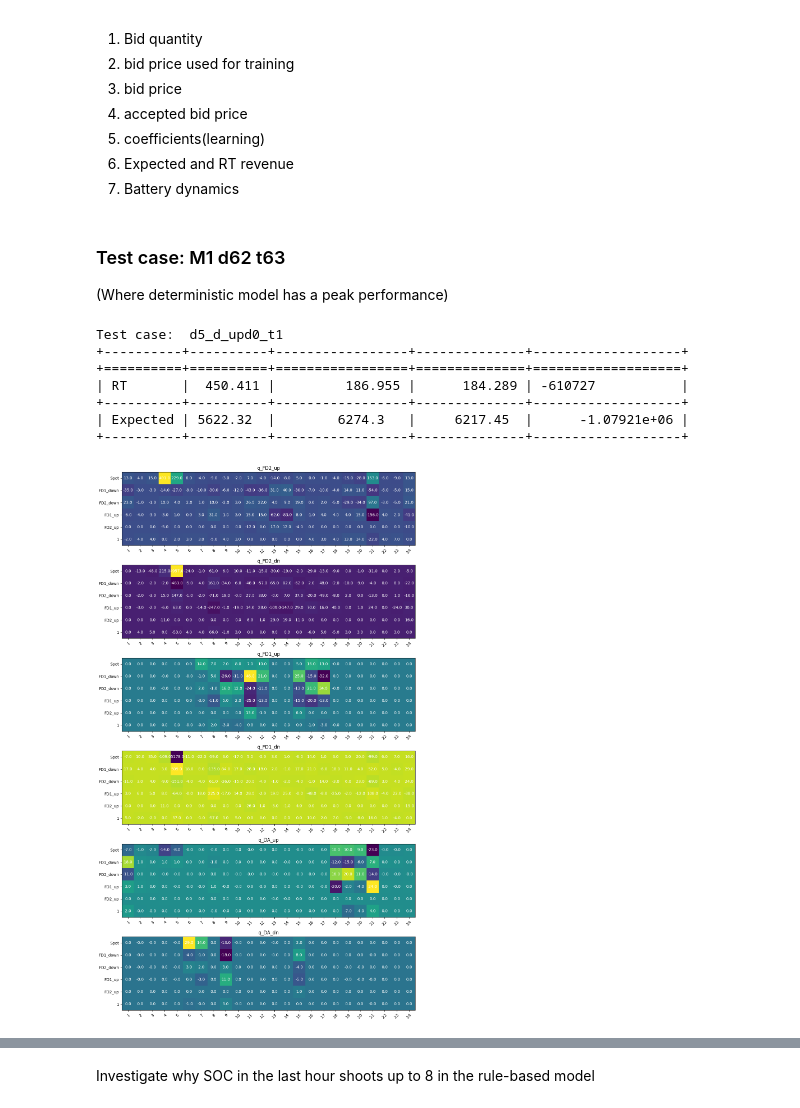
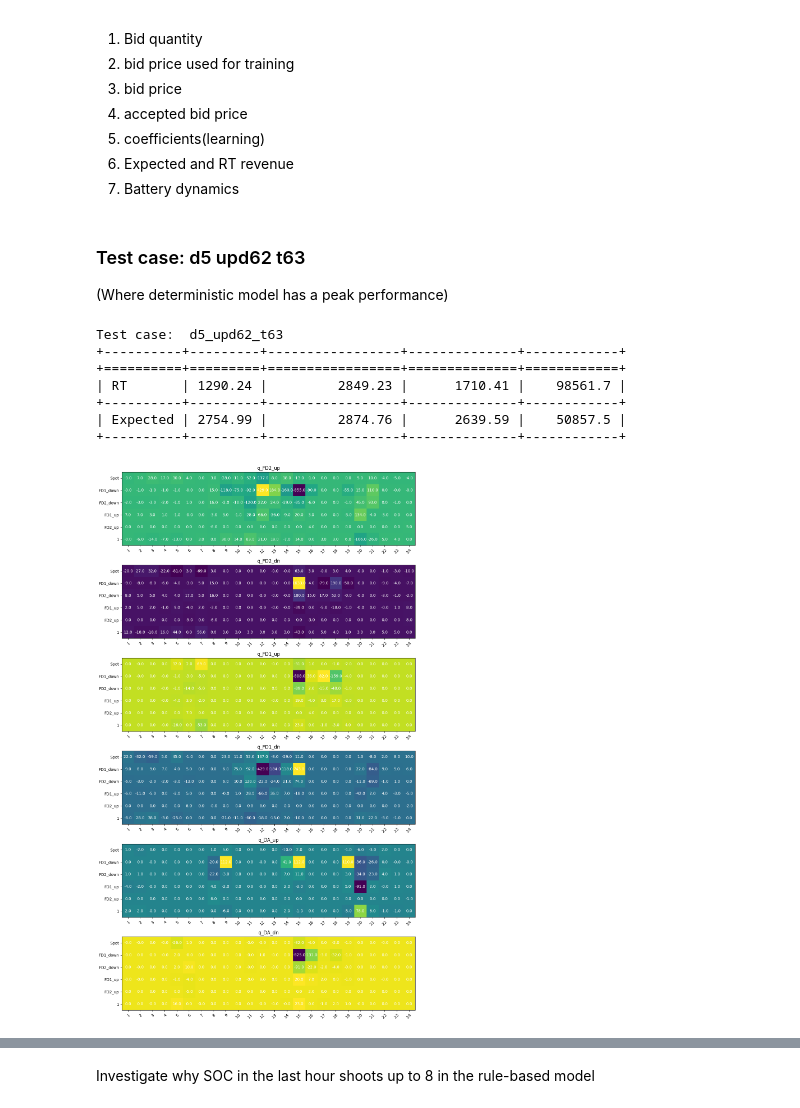
Before and after one commit to junesooshin/lightenup, a Jupyter notebook: Model and Result Examination/Model Comparison.ipynb, the cells around one changed output, grey strips where cells are left out. Cells and saved outputs as stored; diff of their text form; code cells hidden in the pictures.

```diff
--- a/Model and Result Examination/Model Comparison.ipynb
+++ b/Model and Result Examination/Model Comparison.ipynb
@@ -121,11 +127,11 @@ Plots:
 6) Expected and RT revenue
 7) Battery dynamics
 # %% [markdown]
-### Test case: M1 d62 t63
+### Test case: d5 upd62 t63
 (Where deterministic model has a peak performance)
 # %%
 # Select plot parameters
-choose_id = 'd5_d_upd0_t1'
+choose_id = 'd5_upd62_t63'
 save = True #True or False
 model = 'Learn' # Rule, Det, Sto, Learn,
 rev_plot = 'Learn' # Rule, Det, Sto, Learn, all (for exp_and_RT revenue)
@@ -134,18 +140,18 @@ with_acceptance = True #True or False (for plot_training_price)
 plt.ioff() #Repress showing plots
 results = save_plots(current_directory, choose_id, save, model, with_acceptance, rev_plot);
 # %% [output]
-Test case:  d5_d_upd0_t1
-+----------+----------+-----------------+--------------+-------------------+
-+==========+==========+=================+==============+===================+
-| RT       |  450.411 |         186.955 |      184.289 | -610727           |
-+----------+----------+-----------------+--------------+-------------------+
-| Expected | 5622.32  |        6274.3   |     6217.45  |      -1.07921e+06 |
-+----------+----------+-----------------+--------------+-------------------+
+Test case:  d5_upd62_t63
++----------+---------+-----------------+--------------+------------+
++==========+=========+=================+==============+============+
+| RT       | 1290.24 |         2849.23 |      1710.41 |    98561.7 |
++----------+---------+-----------------+--------------+------------+
+| Expected | 2754.99 |         2874.76 |      2639.59 |    50857.5 |
++----------+---------+-----------------+--------------+------------+
 # %%
-plot_coefficients_heatmap(results['Learn']['Bid'])
+plot_coefficients_heatmap(results['Learn']['Bid'],save = True)
 plt.show()
 # %% [output]
-[figure, old version]
+[figure, new version]
 # %%
 #View plots
 view_plots(model, rev_plot)
```
Also changed, not shown: parts of 16 cells of this notebook, 9 other files.
